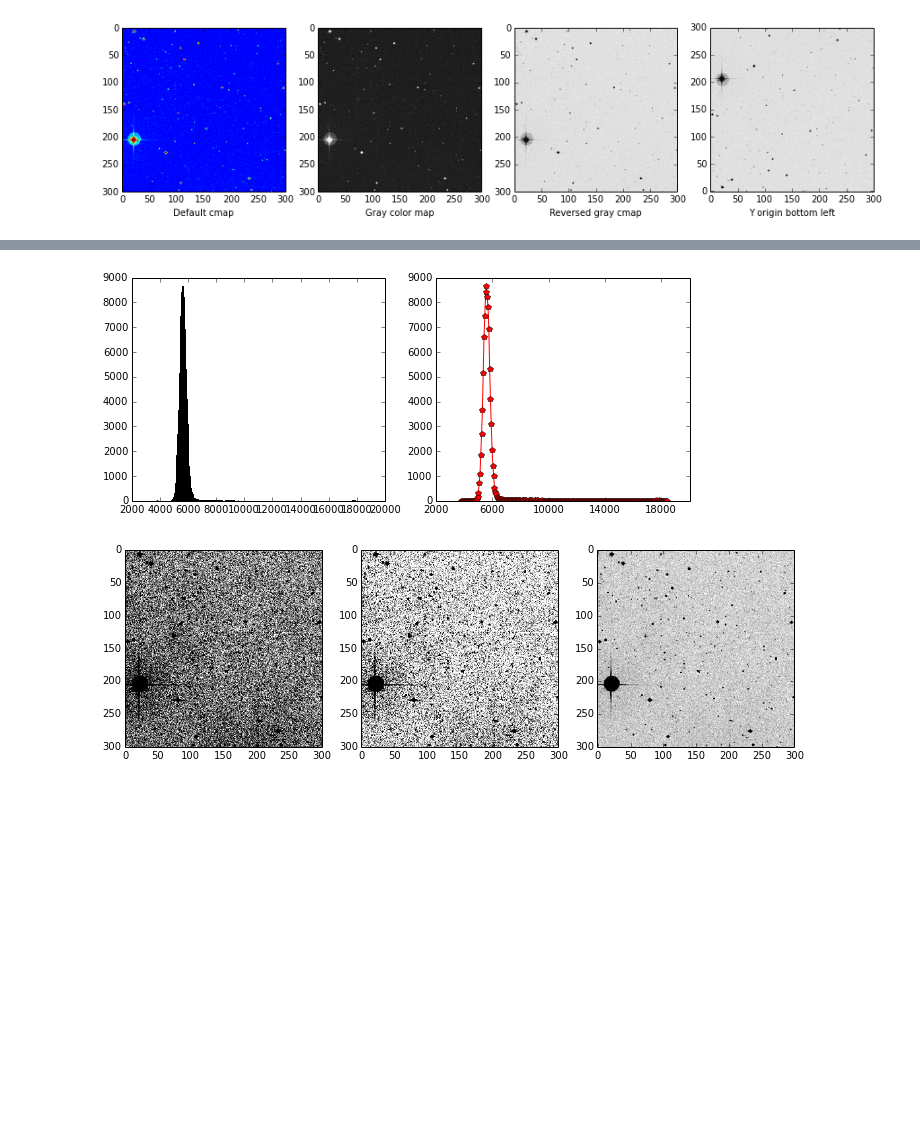
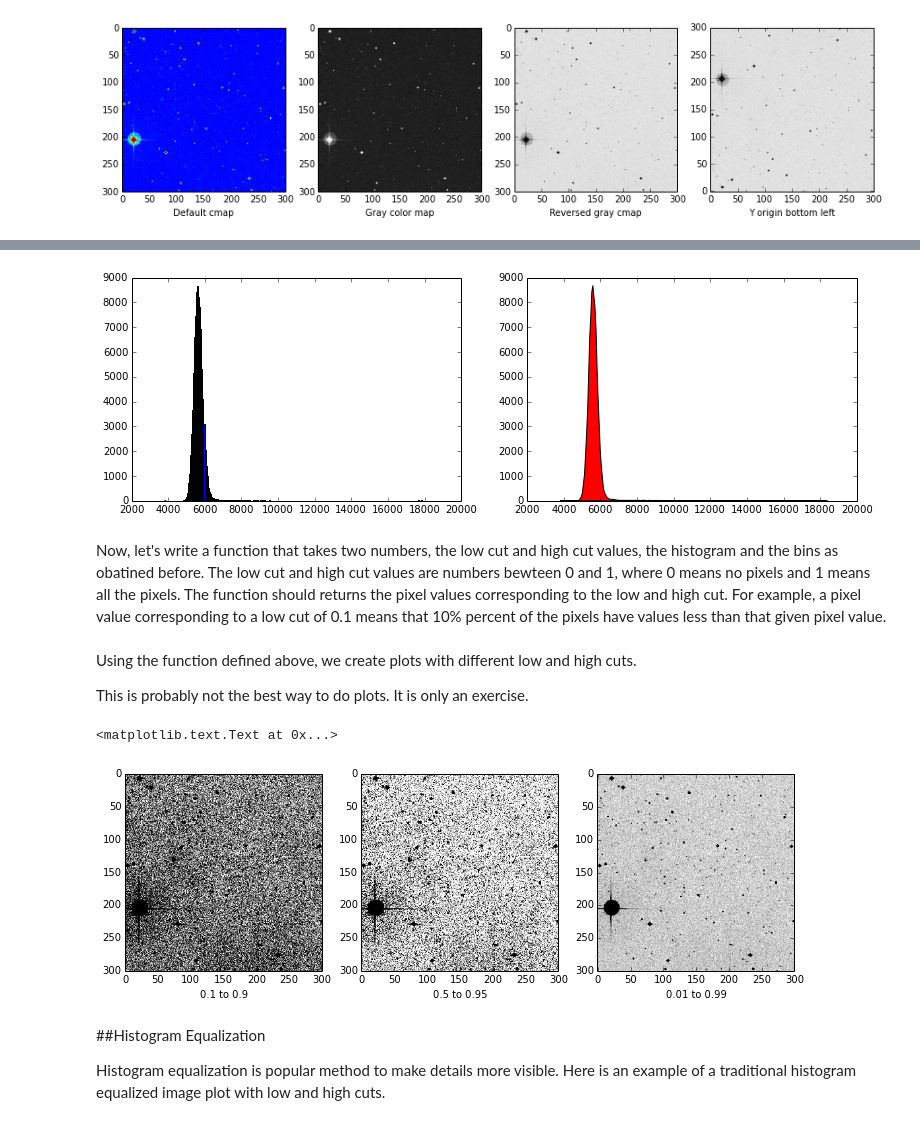
Before and after one commit to shkw0k/cookbook, a Jupyter notebook: Display Fits.ipynb, the cells around one changed output, grey strips where cells are left out. Cells and saved outputs as stored; diff of their text form; code cells hidden in the pictures; blank space fills up the shorter version.

```diff
--- a/Display Fits.ipynb
+++ b/Display Fits.ipynb
@@ -35,12 +56,14 @@ im.axes.set_xlabel("Y origin bottom left")
 # %%
-fig = plt.figure(figsize=(10,4))
+fig = plt.figure(figsize=(13,4))
 plt.subplot(121)
 h = plt.hist(data.flatten(), bins=256)
 
 ax = plt.subplot(122)
 hist, bins = np.histogram(data.flatten(), bins=256, density=False)
-ax.plot(bins[:-1], hist, "r-p")
-a = ax.set_xticks(range(2000, 20000, 4000))
+ax.fill(bins[:-1], hist, "r", antialiased=True)
+a = ax.set_xticks(range(2000, 20001, 2000))
 # %% [output]
-[figure, old version]
+[figure, new version]
+# %% [markdown]
+Now, let's write a function that takes two numbers, the low cut and high cut values, the histogram and the bins as obatined before. The low cut and high cut values are numbers bewteen 0 and 1, where 0 means no pixels and 1 means all the pixels. The function should returns the pixel values corresponding to the low and high cut.  For example, a pixel value corresponding to a low cut of 0.1 means that 10% percent of the pixels have values less than that given pixel value.
 # %%
@@ -56,17 +80,29 @@ def getCuts(loCut, hiCut, hist, bins):
     return (minIdx, maxIdx)
+# %% [markdown]
+Using the function defined above, we create plots with different low and high cuts.
+
+This is probably not the best way to do plots. It is only an exercise.
 # %%
 fig = plt.figure(figsize=(12, 4))
 
-plt.subplot(131)
-minIdx, maxIdx = getCuts(0.1, 0.9, hist, bins)
-im = plt.imshow(data, vmax=maxIdx, vmin=minIdx, cmap='gray_r')
+ax = plt.subplot(131)
+minIdx, maxIdx = getCuts(0.1, 0.9)
+im = ax.imshow(data, vmax=maxIdx, vmin=minIdx, cmap='gray_r')
+ax.set_xlabel("0.1 to 0.9")
 
-plt.subplot(132)
-minIdx, maxIdx = getCuts(0.5, 0.95, hist, bins)
-im = plt.imshow(data, vmax=maxIdx, vmin=minIdx, cmap='gray_r')
+ax = plt.subplot(132)
+minIdx, maxIdx = getCuts(0.5, 0.95)
+im = ax.imshow(data, vmax=maxIdx, vmin=minIdx, cmap='gray_r')
+ax.set_xlabel("0.5 to 0.95")
 
-plt.subplot(133)
-minIdx, maxIdx = getCuts(0.01, 0.99, hist, bins)
-im = plt.imshow(data, vmax=maxIdx, vmin=minIdx, cmap='gray_r')
+ax = plt.subplot(133)
+minIdx, maxIdx = getCuts(0.01, 0.99)
+im = ax.imshow(data, vmax=maxIdx, vmin=minIdx, cmap='gray_r')
+ax.set_xlabel("0.01 to 0.99")
 # %% [output]
+<matplotlib.text.Text at 0x...>
-[figure, old version]
+[figure, new version]
+# %% [markdown]
+##Histogram Equalization
+
+Histogram equalization is popular method to make details more visible. Here is an example of a traditional histogram equalized image plot with low and high cuts.
```
Also changed, not shown: parts of 15 cells of this notebook, 1 other file.
